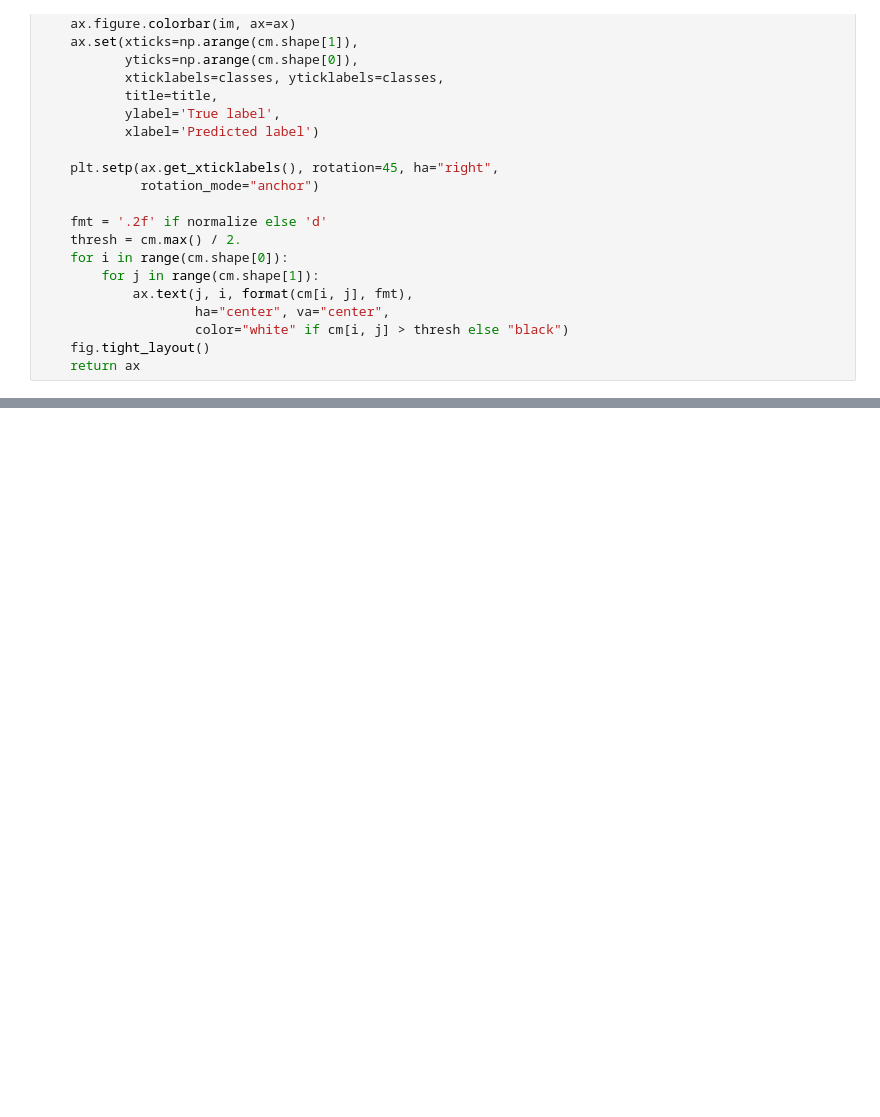
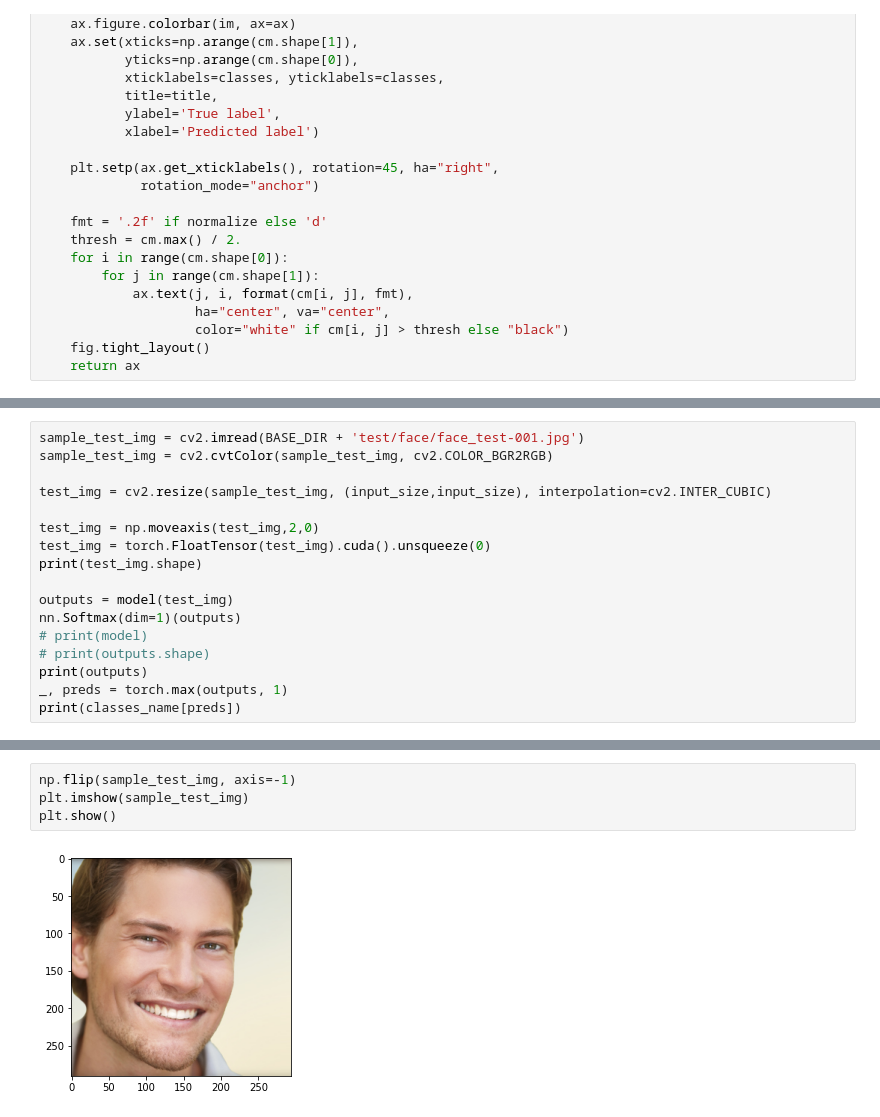
Before and after one commit to lacie-life/ImageSearchEngine, a Jupyter notebook: DL/model_eval.ipynb, the cells around one changed output, grey strips where cells are left out. Drawn from its saved outputs; the diff is of its cells as text; blank space fills up the shorter version.

```diff
--- a/DL/model_eval.ipynb
+++ b/DL/model_eval.ipynb
@@ -129,3 +135,20 @@ Normalized confusion matrix
   0.9       ]]
 tensor(0.8905, device='cuda:0')
 [figure]
+# %%
+sample_test_img = cv2.imread(BASE_DIR + 'test/face/face_test-001.jpg')
+sample_test_img = cv2.cvtColor(sample_test_img, cv2.COLOR_BGR2RGB)
+
+test_img = cv2.resize(sample_test_img, (input_size,input_size), interpolation=cv2.INTER_CUBIC)
+
+test_img = np.moveaxis(test_img,2,0)
+test_img = torch.FloatTensor(test_img).cuda().unsqueeze(0)
+print(test_img.shape)
+
+outputs = model(test_img)
+nn.Softmax(dim=1)(outputs)
+# print(model)
+# print(outputs.shape)
+print(outputs)
+_, preds = torch.max(outputs, 1)
+print(classes_name[preds])
@@ -131,0 +185,6 @@ tensor(0.8905, device='cuda:0')
+# %%
+np.flip(sample_test_img, axis=-1)
+plt.imshow(sample_test_img)
+plt.show()
+# %% [output]
+[figure, added]
```
Also changed, not shown: parts of 6 cells of this notebook, 1 other file.
